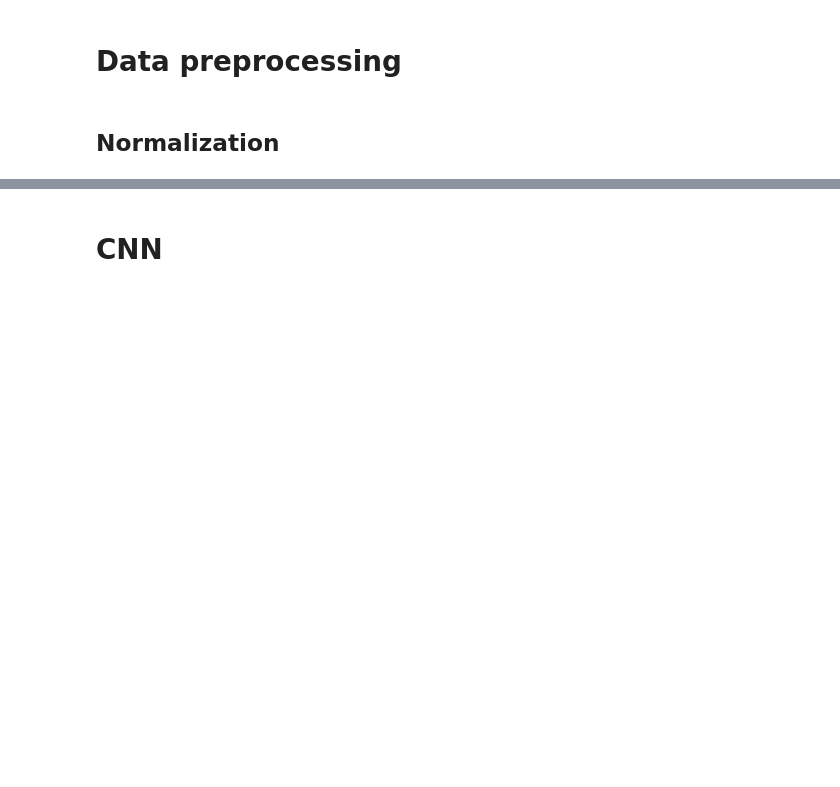
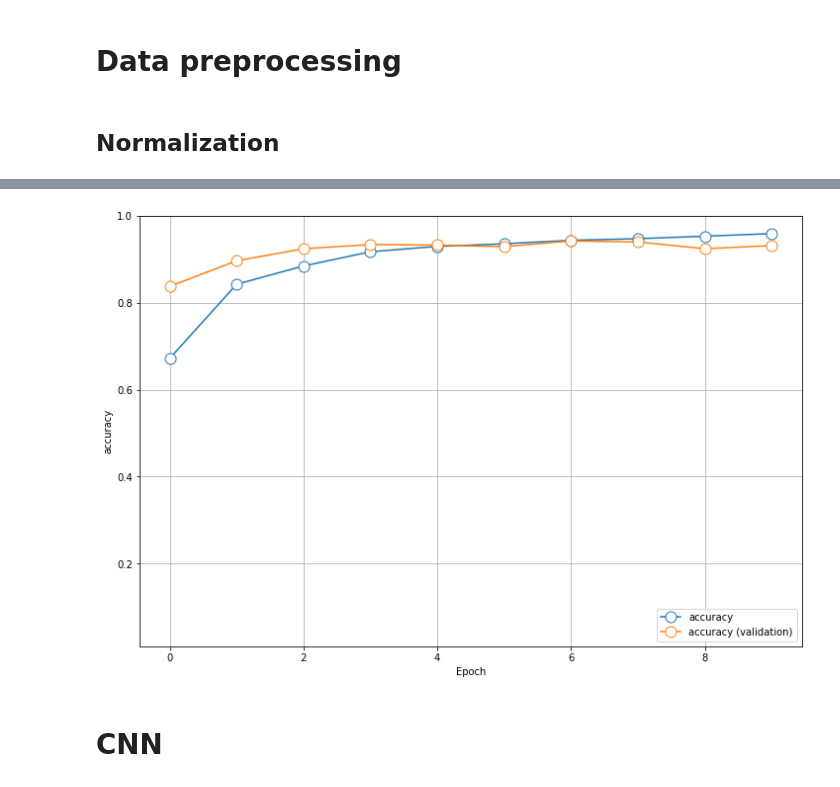
Before and after one commit to PashaIanko/Covid19Classifier, a Jupyter notebook: main.ipynb, the cells around one changed output, grey strips where cells are left out. Saved outputs shown, nothing was run; the diff lists cells and outputs as text; code cells hidden in the pictures; blank space fills up the shorter version.

Commit message:
first CNN model (62% test)

```diff
--- a/main.ipynb
+++ b/main.ipynb
@@ -411,0 +391,4 @@ print_max_pix_val(ds_validation)
+# %%
+cnn_model = tf.keras.Sequential(
+        core_layers + dense_layers
+)
@@ -411,0 +402,14 @@ print_max_pix_val(ds_validation)
+# %%
+callback = tf.keras.callbacks.EarlyStopping(
+    monitor = 'val_loss',
+    patience = 3,
+    mode = 'auto',
+    restore_best_weights = True
+)
+# %%
+history = cnn_model.fit(
+    ds_train,
+    validation_data = ds_validation,
+    epochs = 20,
+    callbacks = [callback]
+)
@@ -412,3 +444,34 @@ print_max_pix_val(ds_validation)
+# %%
+def plot_history(history, metrics_name, figsize = (12, 8)):
+    fig, ax = plt.subplots(figsize = figsize)
+    ax.plot(
+        history[metrics_name],
+        label = metrics_name,
+        marker = 'o',
+        markersize = 11,
+        markerfacecolor = 'white'
+    )
+
+    plt.plot(
+        history['val_' + metrics_name],
+        label = metrics_name + ' (validation)',
+        marker = 'o',
+        markersize = 11,
+        markerfacecolor = 'white'
+    )
+
+    plt.xlabel('Epoch')
+    plt.ylabel(metrics_name)
+    plt.ylim([0.01, 1])
+    plt.legend(loc = 'lower right')
+    plt.grid()
+
+plot_history(
+    history = history.history,
+    metrics_name = 'accuracy'
+)
+# %% [output]
+[figure, added]
 # %% [markdown]
 # CNN
 # %%
```
Also changed, not shown: parts of 24 cells of this notebook.
